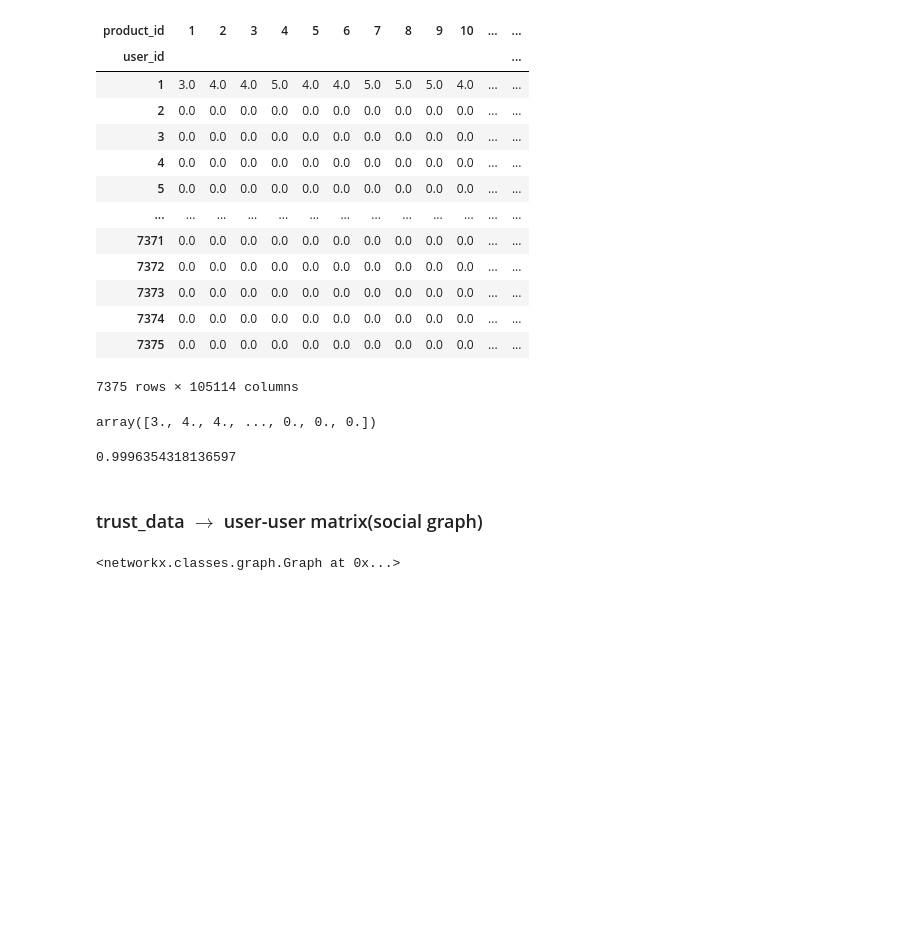
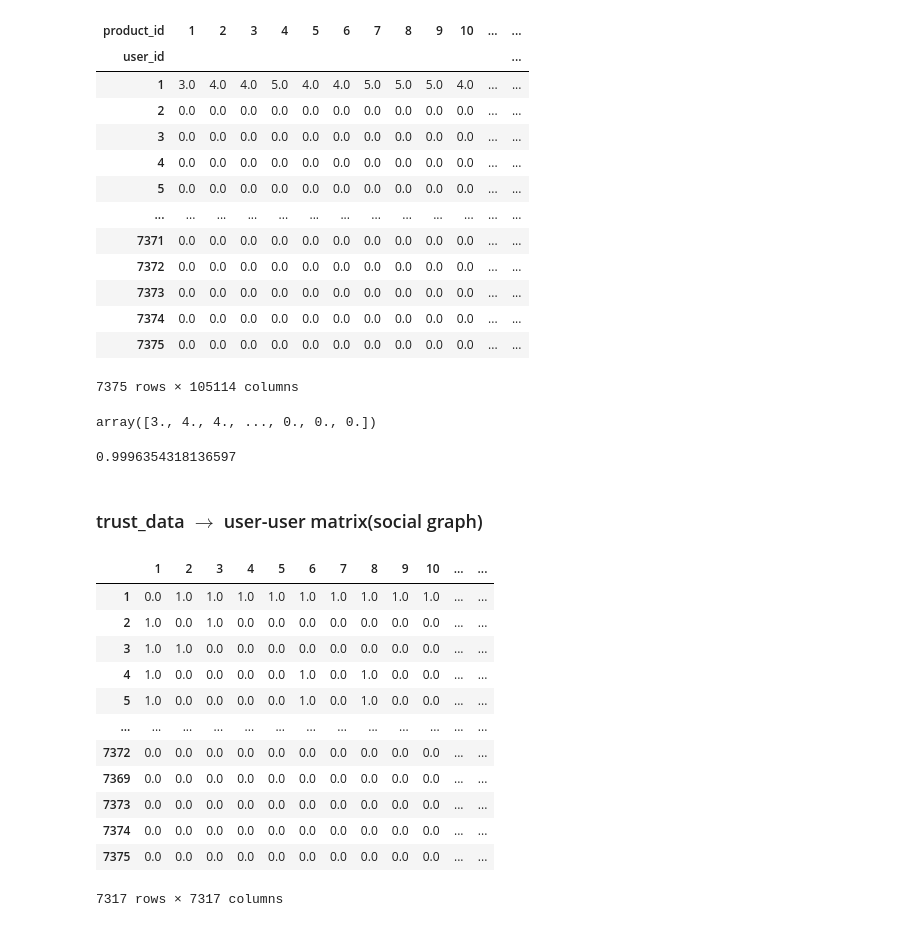
Before and after one commit to mlsys-lab-sogang/Social-Rec-Sys, a Jupyter notebook: Transformer_modified/dataset_eda.ipynb, the cells around one changed output. Saved outputs shown, nothing was run; the diff lists cells and outputs as text; code cells hidden in the pictures; blank space fills up the shorter version.

Commit message:
EDA: fixed to modified version(trustnetwork).

```diff
--- a/Transformer_modified/dataset_eda.ipynb
+++ b/Transformer_modified/dataset_eda.ipynb
@@ -175,6 +178,6 @@ rating_data, trust_data
 # %%
 rating_data = pd.DataFrame(rating_data, columns=['user_id', 'product_id', 'category_id', 'rating', 'helpfulness'])
-trust_data = pd.DataFrame(trust_data, columns=['user_id', 'user_id'])
+trust_data = pd.DataFrame(trust_data, columns=['user_id1', 'user_id2'])
 # %%
 rating_data
 # %% [output]
@@ -272,14 +275,26 @@ array([3., 4., 4., ..., 0., 0., 0.])
 # %%
 # user_user_matrix = trust_data.pivot_table(
 #     values = 1,
 #     index = 'user_id',
 #     columns = 'user_id'
 # ).fillna(0)
 # user_user_matrix
 
 import networkx as nx
 
-user_user_matrix = nx.from_pandas_edgelist(trust_data, source='user_id', target='user_id')
+user_user_matrix = nx.from_pandas_edgelist(trust_data, source='user_id1', target='user_id2')
 nx.to_pandas_adjacency(user_user_matrix)
 # %% [output]
+|  | 1 | 2 | 3 | 4 | 5 | 6 | 7 | 8 | 9 | 10 | ... | ... |
+| 1 | 0.0 | 1.0 | 1.0 | 1.0 | 1.0 | 1.0 | 1.0 | 1.0 | 1.0 | 1.0 | ... | ... |
+| 2 | 1.0 | 0.0 | 1.0 | 0.0 | 0.0 | 0.0 | 0.0 | 0.0 | 0.0 | 0.0 | ... | ... |
+| 3 | 1.0 | 1.0 | 0.0 | 0.0 | 0.0 | 0.0 | 0.0 | 0.0 | 0.0 | 0.0 | ... | ... |
+| 4 | 1.0 | 0.0 | 0.0 | 0.0 | 0.0 | 1.0 | 0.0 | 1.0 | 0.0 | 0.0 | ... | ... |
+| 5 | 1.0 | 0.0 | 0.0 | 0.0 | 0.0 | 1.0 | 0.0 | 1.0 | 0.0 | 0.0 | ... | ... |
+| ... | ... | ... | ... | ... | ... | ... | ... | ... | ... | ... | ... | ... |
+| 7372 | 0.0 | 0.0 | 0.0 | 0.0 | 0.0 | 0.0 | 0.0 | 0.0 | 0.0 | 0.0 | ... | ... |
+| 7369 | 0.0 | 0.0 | 0.0 | 0.0 | 0.0 | 0.0 | 0.0 | 0.0 | 0.0 | 0.0 | ... | ... |
+| 7373 | 0.0 | 0.0 | 0.0 | 0.0 | 0.0 | 0.0 | 0.0 | 0.0 | 0.0 | 0.0 | ... | ... |
+| 7374 | 0.0 | 0.0 | 0.0 | 0.0 | 0.0 | 0.0 | 0.0 | 0.0 | 0.0 | 0.0 | ... | ... |
+| 7375 | 0.0 | 0.0 | 0.0 | 0.0 | 0.0 | 0.0 | 0.0 | 0.0 | 0.0 | 0.0 | ... | ... |
-<networkx.classes.graph.Graph at 0x...>
+7317 rows × 7317 columns
```
Also changed, not shown: parts of 1 cell of this notebook.
